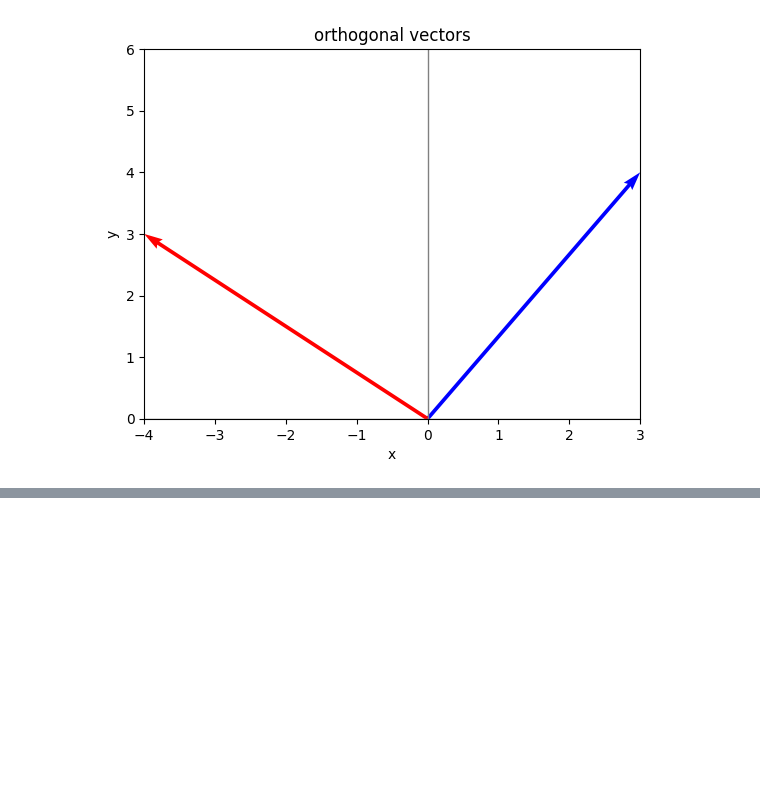
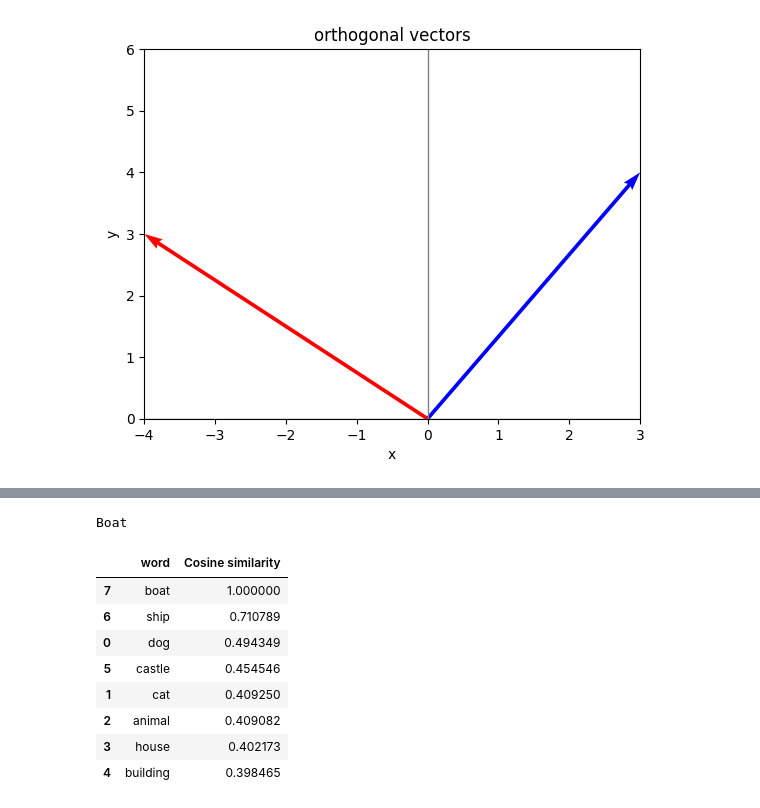
Before and after one commit to akornfellner/GAA_Embeddings, a Jupyter notebook: Embedding.ipynb, the cells around one changed output, grey strips where cells are left out. Saved outputs shown, nothing was run; the diff lists cells and outputs as text; code cells hidden in the pictures; blank space fills up the shorter version.

```diff
--- a/Embedding.ipynb
+++ b/Embedding.ipynb
@@ -151,0 +168,23 @@ pd.DataFrame(data).sort_values("Similarity", ascending=False)
+# %%
+comparisons = {"word": [], "Cosine similarity": []}
+
+for i in range(0, len(words)):
+    word = words[i]
+    embedding = embeddings[i]
+    similarity = np.dot(embeddings[len(words) - 1], embedding)  # Cosine similarity
+    comparisons["word"].append(word)
+    comparisons["Cosine similarity"].append(similarity)
+
+print("Boat")
+pd.DataFrame(comparisons).sort_values("Cosine similarity", ascending=False)
+# %% [output]
+Boat
+|  | word | Cosine similarity |
+| 7 | boat | 1.000000 |
+| 6 | ship | 0.710789 |
+| 0 | dog | 0.494349 |
+| 5 | castle | 0.454546 |
+| 1 | cat | 0.409250 |
+| 2 | animal | 0.409082 |
+| 3 | house | 0.402173 |
+| 4 | building | 0.398465 |
```
Also changed, not shown: parts of 20 cells of this notebook, 3 other files.
